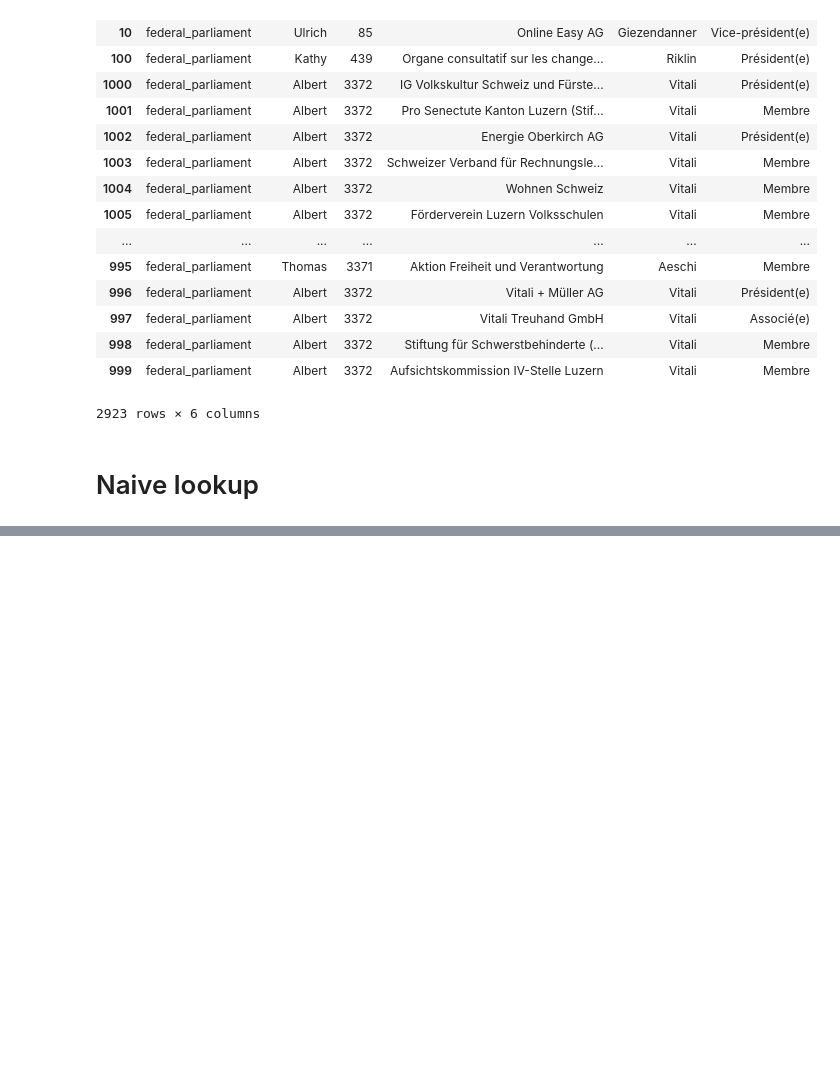
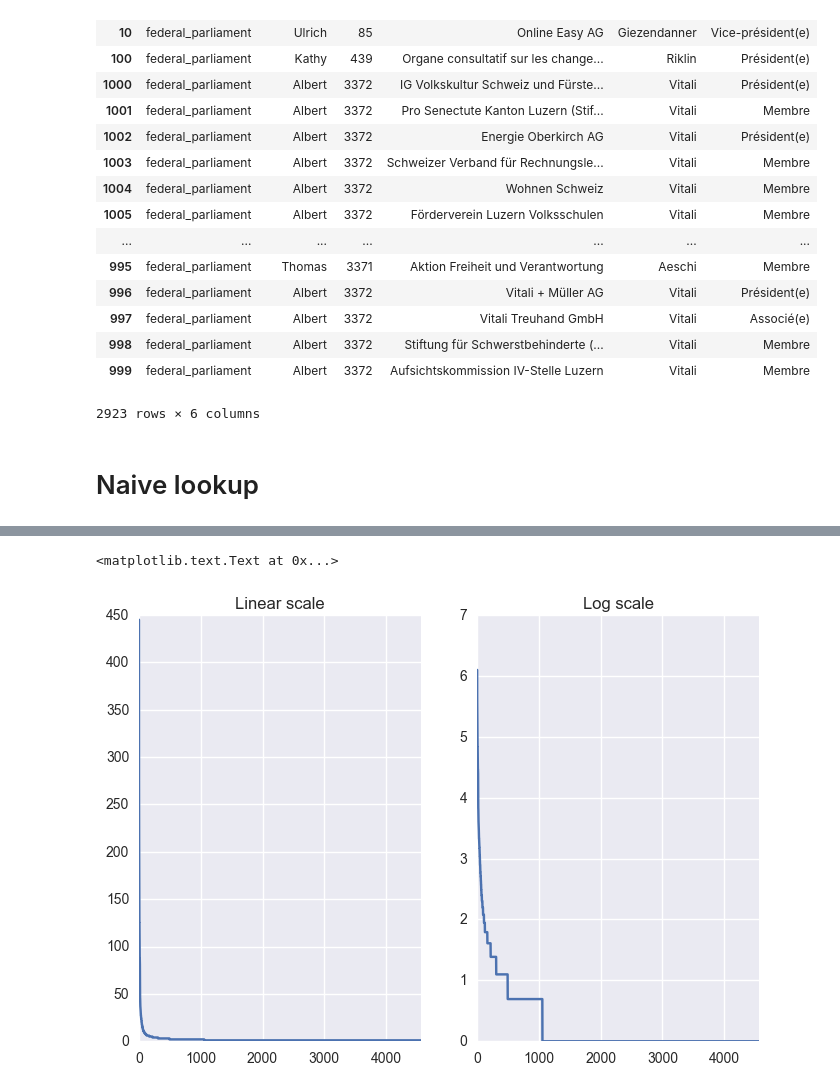
Before and after one commit to fdevillard/ada-swissleak, a Jupyter notebook: Prospect interest and Zefix results.ipynb, the cells around one changed output, grey strips where cells are left out. Saved outputs shown, nothing was run; the diff lists cells and outputs as text; code cells hidden in the pictures; blank space fills up the shorter version.

```diff
--- a/Prospect interest and Zefix results.ipynb
+++ b/Prospect interest and Zefix results.ipynb
@@ -205,0 +210,3 @@ df
+# %%
+grouped_words = all_words.groupby(all_words).count()
+grouped_words.sort_values(ascending=False)
@@ -205,0 +247,12 @@ df
+# %%
+ordered = grouped_words.sort_values(ascending=False).reset_index(drop=True)
+
+fig, axs = plt.subplots(1,2)
+ordered.plot(ax=axs[0])
+ordered.apply(np.log).plot(ax=axs[1])
+
+axs[0].set_title("Linear scale")
+axs[1].set_title("Log scale")
+# %% [output]
+<matplotlib.text.Text at 0x...>
+[figure, added]
```
Also changed, not shown: parts of 39 cells of this notebook, 1 other file.
